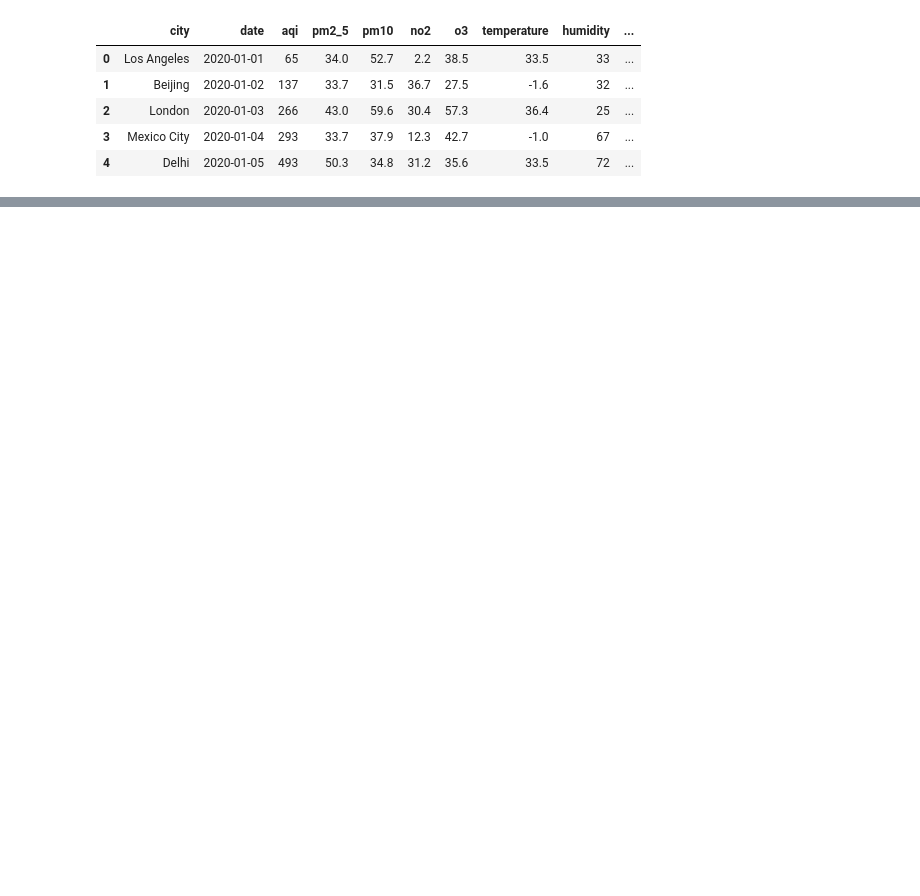
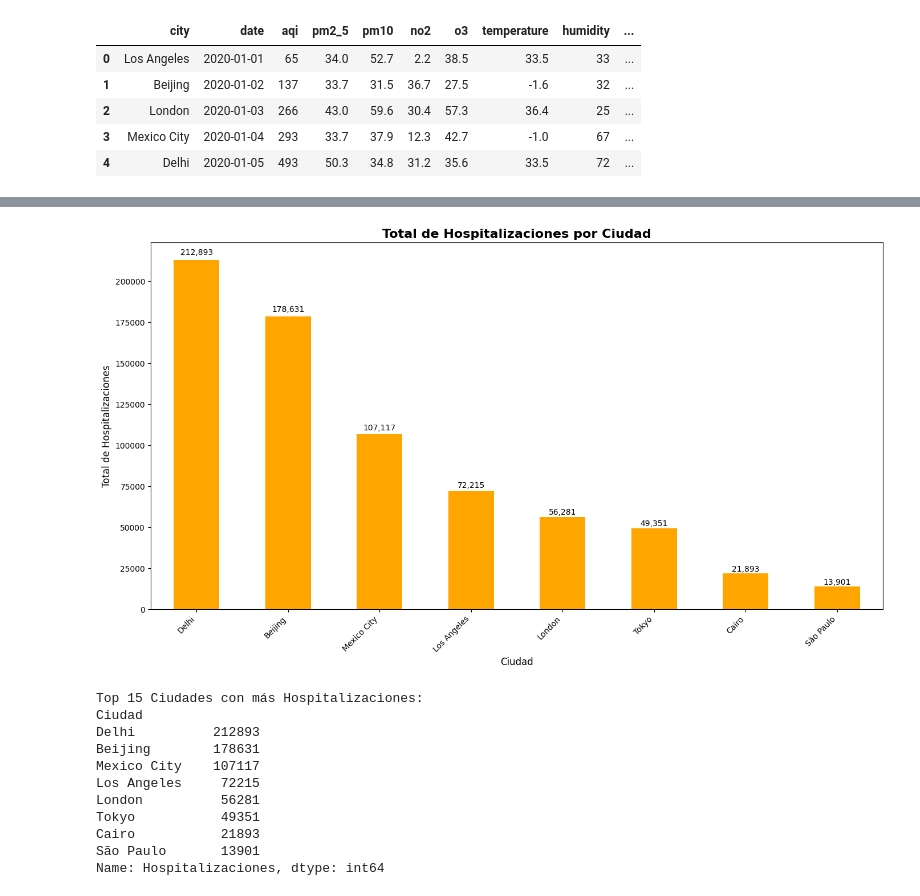
Before and after one commit to AlejandroAvila43/MineriaDeDatos, a Jupyter notebook: Air quality/AirQuality.ipynb, the cells around one changed output, grey strips where cells are left out. Cells and saved outputs as stored; diff of their text form; code cells hidden in the pictures; blank space fills up the shorter version.

```diff
--- a/Air quality/AirQuality.ipynb
+++ b/Air quality/AirQuality.ipynb
@@ -17,0 +202,35 @@ dataset.head() # viendo si se cargo de manera correcta los datos
+# %%
+# Gráfica por Ciudad
+plt.figure(figsize=(14, 8))
+
+# Top 15 ciudades con más hospitalizaciones
+hospitalizaciones_por_ciudad = dataset.groupby('Ciudad')['Hospitalizaciones'].sum().sort_values(ascending=False).head(15)
+
+ax = hospitalizaciones_por_ciudad.plot(kind='bar', color='orange')
+plt.title('Total de Hospitalizaciones por Ciudad', fontsize=16, fontweight='bold')
+plt.xlabel('Ciudad', fontsize=12)
+plt.ylabel('Total de Hospitalizaciones', fontsize=12)
+plt.xticks(rotation=45, ha='right')
+
+# Agregar valores en las barras
+for i, v in enumerate(hospitalizaciones_por_ciudad):
+    ax.text(i, v + (v * 0.01), f'{v:,.0f}', ha='center', va='bottom', fontsize=10)
+
+plt.tight_layout()
+plt.show()
+
+print("Top 15 Ciudades con más Hospitalizaciones:")
+print(hospitalizaciones_por_ciudad)
+# %% [output]
+[figure, added]
+Top 15 Ciudades con más Hospitalizaciones:
+Ciudad
+Delhi          212893
+Beijing        178631
+Mexico City    107117
+Los Angeles     72215
+London          56281
+Tokyo           49351
+Cairo           21893
+São Paulo       13901
+Name: Hospitalizaciones, dtype: int64
```
Also changed, not shown: parts of 11 cells of this notebook, 1 other file.
